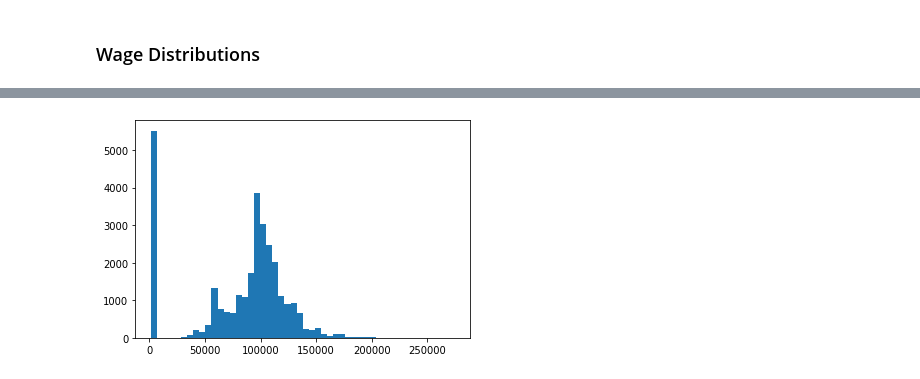
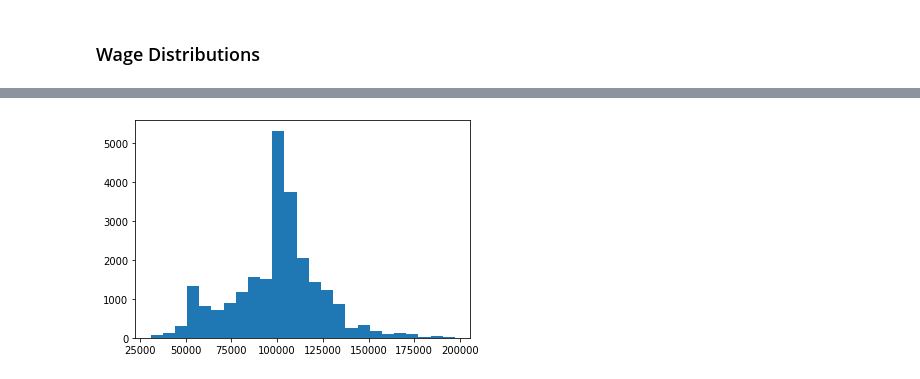
Before and after one commit to RDeconomist/data, a Jupyter notebook: e4e3/Notebooks/Chicago_Employees.ipynb, the cells around one changed output, grey strips where cells are left out. Drawn from its saved outputs; the diff is of its cells as text; code cells hidden in the pictures.

```diff
--- a/e4e3/Notebooks/Chicago_Employees.ipynb
+++ b/e4e3/Notebooks/Chicago_Employees.ipynb
@@ -9,6 +10,7 @@ record oriented
 df = pd.read_csv("/Users/finn/Documents/GitHub/data/e4e3/Uncleaned Data/Chicago_Employees.csv")
 # %%
 df['Income'] = df['Typical Hours']*df['Hourly Rate']
+df = df.query('Income > 5000')
 df.loc[df['Salary or Hourly'] == 'SALARY', 'Income'] = df['Annual Salary']
 # %%
 df = df[['Name', 'Job Titles', 'Department', 'Income', 'Salary or Hourly']]
@@ -105,8 +127,8 @@ df
 # %%
 # Create a histogram from the 'values' column
-plt.hist(ungrouped_df[ungrouped_df['Income'] > 1000]['Income'], bins=50, )
+plt.hist(u_df.query("25000 < Income < 200000")['Income'], bins=25, )
 
 # Show the plot
 plt.show()
 # %% [output]
-[figure, old version]
+[figure, new version]
```
Also changed, not shown: parts of 24 cells of this notebook, 8 other files.
